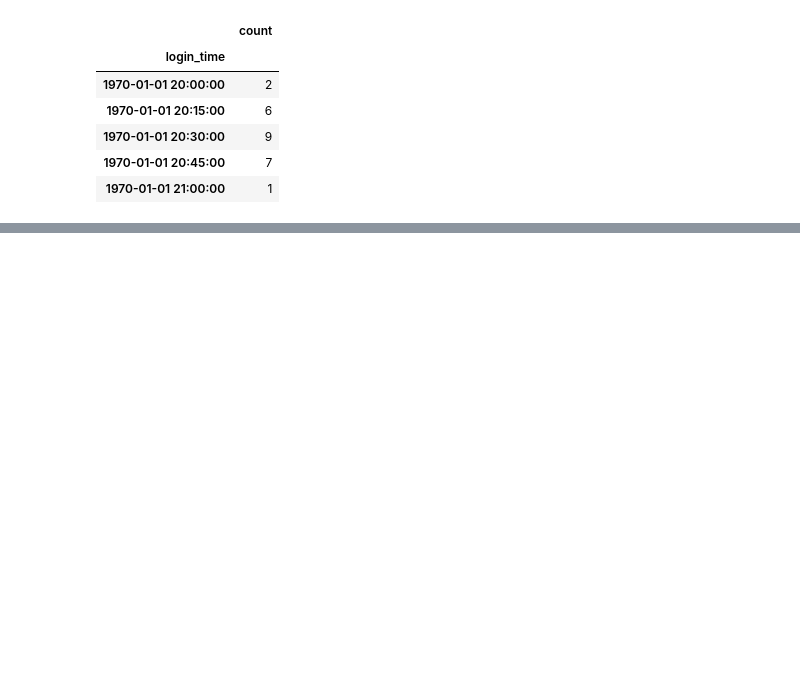
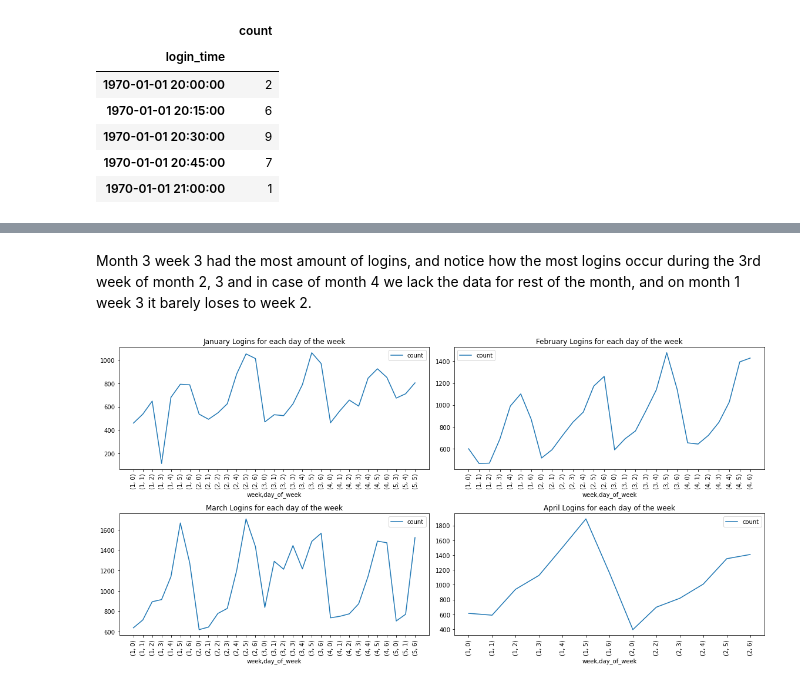
Before and after one commit to izinex/Springboard-Data-Science, a Jupyter notebook: ultimate_challenge/Ultimate Technologies Inc.ipynb, the cells around one changed output, grey strips where cells are left out. Drawn from its saved outputs; the diff is of its cells as text; code cells hidden in the pictures; blank space fills up the shorter version.

```diff
--- a/ultimate_challenge/Ultimate Technologies Inc.ipynb
+++ b/ultimate_challenge/Ultimate Technologies Inc.ipynb
@@ -75,0 +142,30 @@ df.head()
+# %% [markdown]
+Month 3 week 3 had the most amount of logins, and notice how the most logins occur during the 3rd week of month 2, 3 and in case of  month  4 we lack the data for rest of the month, and on month 1 week 3 it barely loses to week 2.
+# %%
+fig, ((ax1, ax2), (ax3, ax4)) = plt.subplots(figsize=(16,8),nrows=2, ncols=2)
+a = df[(df.month == 1) ].groupby(['week','day_of_week']).sum('count').drop(['month'], axis=1)
+a.plot( ax=ax1)
+ax1.set_title('January Logins for each day of the week')
+ax1.set_xticks(range(len(a)));
+ax1.set_xticklabels(["(%s,%2d)" % item for item in a.index.tolist()], rotation=90);
+
+b = df[(df.month == 2) ].groupby(['week','day_of_week']).sum('count').drop(['month'], axis=1)
+b.plot( ax=ax2)
+ax2.set_title('February Logins for each day of the week')
+ax2.set_xticks(range(len(b)));
+ax2.set_xticklabels(["(%s,%2d)" % item for item in b.index.tolist()], rotation=90);
+
+c = df[(df.month == 3) ].groupby(['week','day_of_week']).sum('count').drop(['month'], axis=1)
+c.plot( ax=ax3)
+ax3.set_title('March Logins for each day of the week')
+ax3.set_xticks(range(len(c)));
+ax3.set_xticklabels(["(%s,%2d)" % item for item in c.index.tolist()], rotation=90);
+
+d = df[(df.month == 4) ].groupby(['week','day_of_week']).sum('count').drop(['month'], axis=1)
+d.plot( ax=ax4)
+ax4.set_title('April Logins for each day of the week')
+ax4.set_xticks(range(len(d)));
+ax4.set_xticklabels(["(%s,%2d)" % item for item in d.index.tolist()], rotation=90);
+fig.tight_layout()
+# %% [output]
+[figure, added]
```
Also changed, not shown: parts of 38 cells of this notebook, 1 other file.
